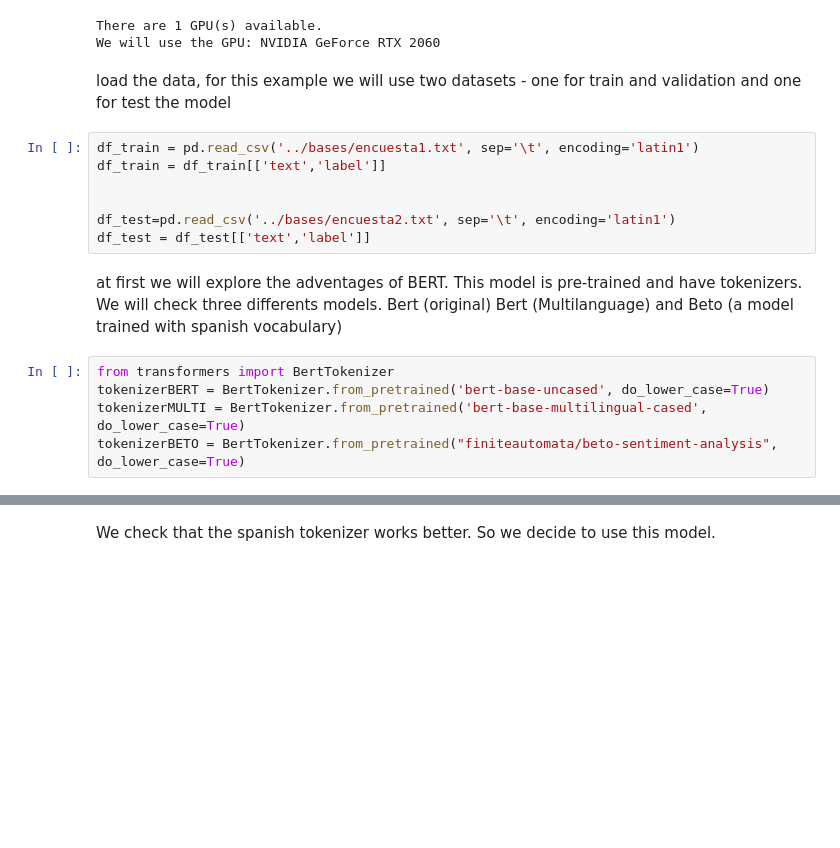
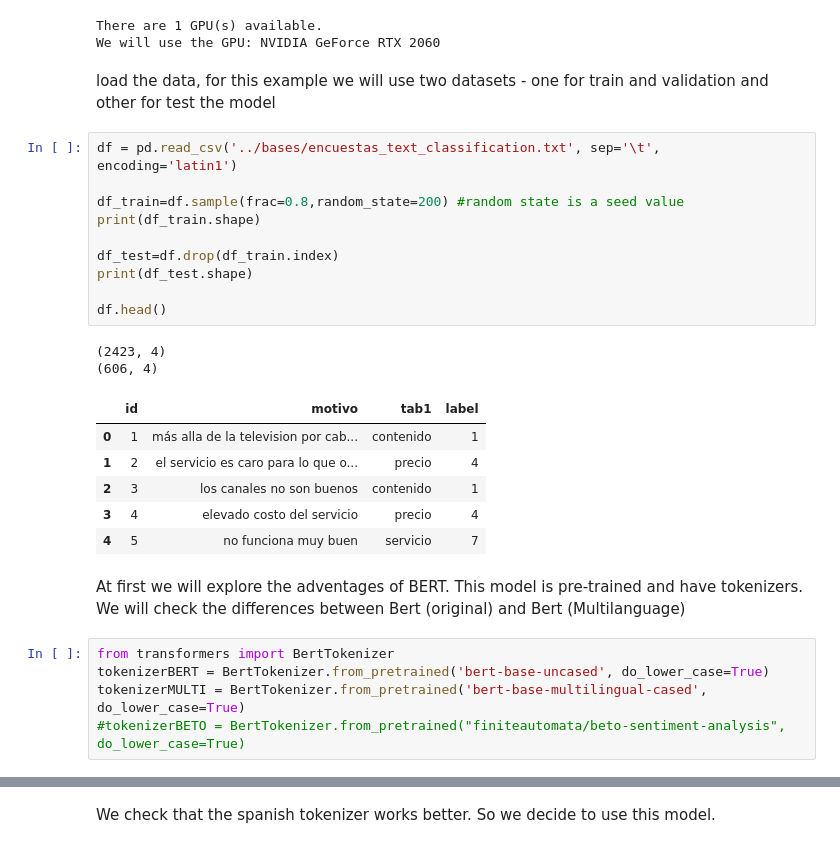
Before and after one commit to juansokil/portfolio, a Jupyter notebook: Bert-for-text-classification/Bert_For_Text_Classification.ipynb, the cells around one changed output, grey strips where cells are left out. Drawn from its saved outputs; the diff is of its cells as text; blank space fills up the shorter version.

Commit message:
Bert Text Classification

```diff
--- a/Bert-for-text-classification/Bert_For_Text_Classification.ipynb
+++ b/Bert-for-text-classification/Bert_For_Text_Classification.ipynb
@@ -40,21 +39,33 @@ else:
 There are 1 GPU(s) available.
 We will use the GPU: NVIDIA GeForce RTX 2060
 # %% [markdown]
-load the data, for this example we will use two datasets - one for train and validation and one for test the model
+load the data, for this example we will use two datasets - one for train and validation and other for test the model
-# %%
-df_train = pd.read_csv('../bases/encuesta1.txt', sep='\t', encoding='latin1')
-df_train = df_train[['text','label']]
-
-
-df_test=pd.read_csv('../bases/encuesta2.txt', sep='\t', encoding='latin1')
-df_test = df_test[['text','label']]
+# %%
+df = pd.read_csv('../bases/encuestas_text_classification.txt', sep='\t', encoding='latin1')
+
+df_train=df.sample(frac=0.8,random_state=200) #random state is a seed value
+print(df_train.shape)
+
+df_test=df.drop(df_train.index)
+print(df_test.shape)
+
+df.head()
+# %% [output]
+(2423, 4)
+(606, 4)
+|  | id | motivo | tab1 | label |
+| 0 | 1 | más alla de la television por cab... | contenido | 1 |
+| 1 | 2 | el servicio es caro para lo que o... | precio | 4 |
+| 2 | 3 | los canales no son buenos | contenido | 1 |
+| 3 | 4 | elevado costo del servicio | precio | 4 |
+| 4 | 5 | no funciona muy buen | servicio | 7 |
 # %% [markdown]
-at first we will explore the adventages of BERT. This model is pre-trained and have tokenizers. We will check three differents models. Bert (original) Bert (Multilanguage) and Beto (a model trained with spanish vocabulary)
+At first we will explore the adventages of BERT. This model is pre-trained and have tokenizers. We will check the differences between Bert (original)  and Bert (Multilanguage)
 # %%
 from transformers import BertTokenizer
 tokenizerBERT = BertTokenizer.from_pretrained('bert-base-uncased', do_lower_case=True)
 tokenizerMULTI = BertTokenizer.from_pretrained('bert-base-multilingual-cased', do_lower_case=True)
-tokenizerBETO = BertTokenizer.from_pretrained("finiteautomata/beto-sentiment-analysis", do_lower_case=True)
+#tokenizerBETO = BertTokenizer.from_pretrained("finiteautomata/beto-sentiment-analysis", do_lower_case=True)
 # %%
 #send the variables to a list to iterate
 
```
Also changed, not shown: parts of 19 cells of this notebook, 3 other files.
